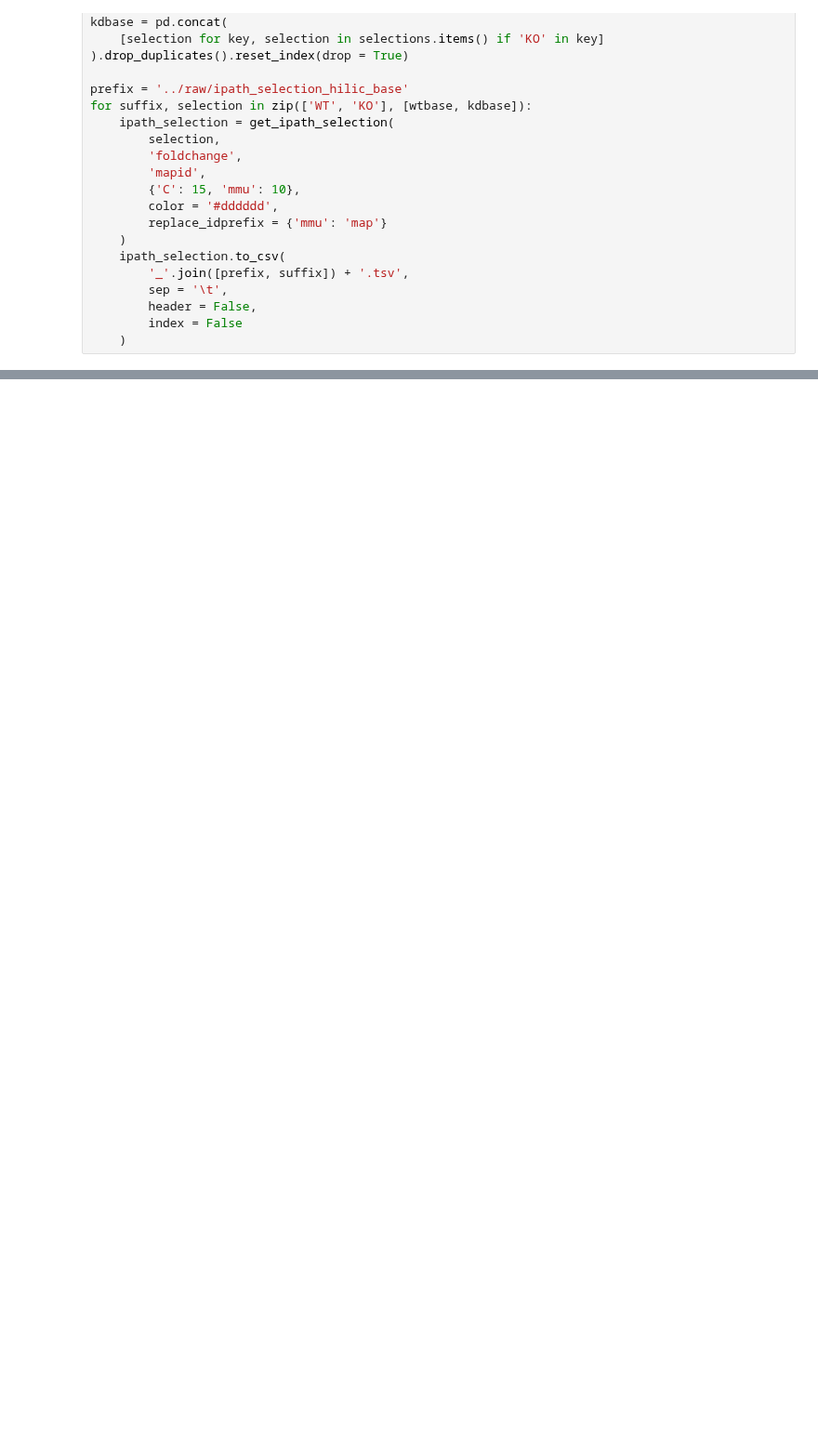
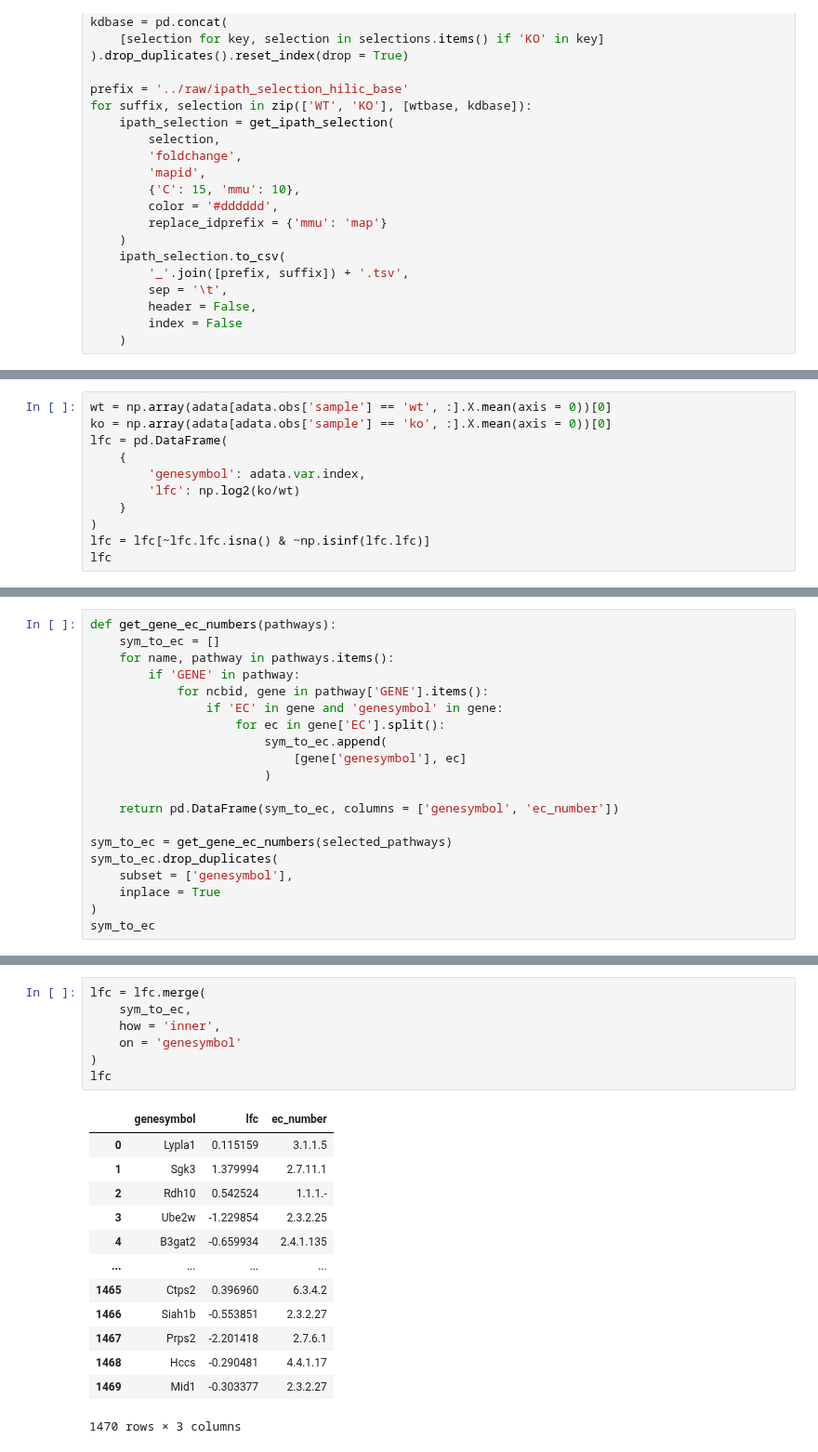
Before and after one commit to menchelab/novarinocollab, a Jupyter notebook: notebooks/metabo_analysis.ipynb, the cells around one changed output, grey strips where cells are left out. Shown at 93% size. Saved outputs shown, nothing was run; the diff lists cells and outputs as text; blank space fills up the shorter version.

```diff
--- a/notebooks/metabo_analysis.ipynb
+++ b/notebooks/metabo_analysis.ipynb
@@ -757,0 +828,11 @@ for suffix, selection in zip(['WT', 'KO'], [wtbase, kdbase]):
+# %%
+wt = np.array(adata[adata.obs['sample'] == 'wt', :].X.mean(axis = 0))[0]
+ko = np.array(adata[adata.obs['sample'] == 'ko', :].X.mean(axis = 0))[0]
+lfc = pd.DataFrame(
+    {
+        'genesymbol': adata.var.index,
+        'lfc': np.log2(ko/wt)
+    }
+)
+lfc = lfc[~lfc.lfc.isna() & ~np.isinf(lfc.lfc)]
+lfc
@@ -757,0 +853,20 @@ for suffix, selection in zip(['WT', 'KO'], [wtbase, kdbase]):
+# %%
+def get_gene_ec_numbers(pathways):
+    sym_to_ec = []
+    for name, pathway in pathways.items():
+        if 'GENE' in pathway:
+            for ncbid, gene in pathway['GENE'].items():
+                if 'EC' in gene and 'genesymbol' in gene:
+                    for ec in gene['EC'].split():
+                        sym_to_ec.append(
+                            [gene['genesymbol'], ec]
+                        )
+
+    return pd.DataFrame(sym_to_ec, columns = ['genesymbol', 'ec_number'])
+
+sym_to_ec = get_gene_ec_numbers(selected_pathways)
+sym_to_ec.drop_duplicates(
+    subset = ['genesymbol'],
+    inplace = True
+)
+sym_to_ec
@@ -757,0 +887,21 @@ for suffix, selection in zip(['WT', 'KO'], [wtbase, kdbase]):
+# %%
+lfc = lfc.merge(
+    sym_to_ec,
+    how = 'inner',
+    on = 'genesymbol'
+)
+lfc
+# %% [output]
+|  | genesymbol | lfc | ec_number |
+| 0 | Lypla1 | 0.115159 | 3.1.1.5 |
+| 1 | Sgk3 | 1.379994 | 2.7.11.1 |
+| 2 | Rdh10 | 0.542524 | 1.1.1.- |
+| 3 | Ube2w | -1.229854 | 2.3.2.25 |
+| 4 | B3gat2 | -0.659934 | 2.4.1.135 |
+| ... | ... | ... | ... |
+| 1465 | Ctps2 | 0.396960 | 6.3.4.2 |
+| 1466 | Siah1b | -0.553851 | 2.3.2.27 |
+| 1467 | Prps2 | -2.201418 | 2.7.6.1 |
+| 1468 | Hccs | -0.290481 | 4.4.1.17 |
+| 1469 | Mid1 | -0.303377 | 2.3.2.27 |
+1470 rows × 3 columns
```
Also changed, not shown: parts of 20 cells of this notebook, 2 other files.
